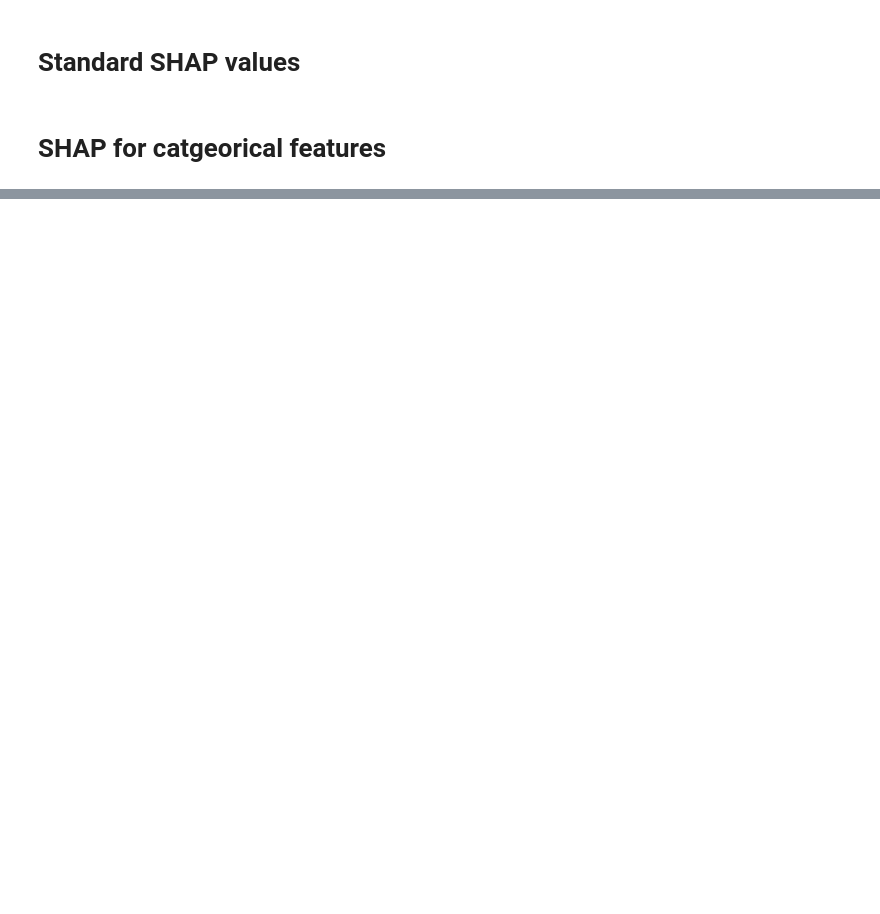
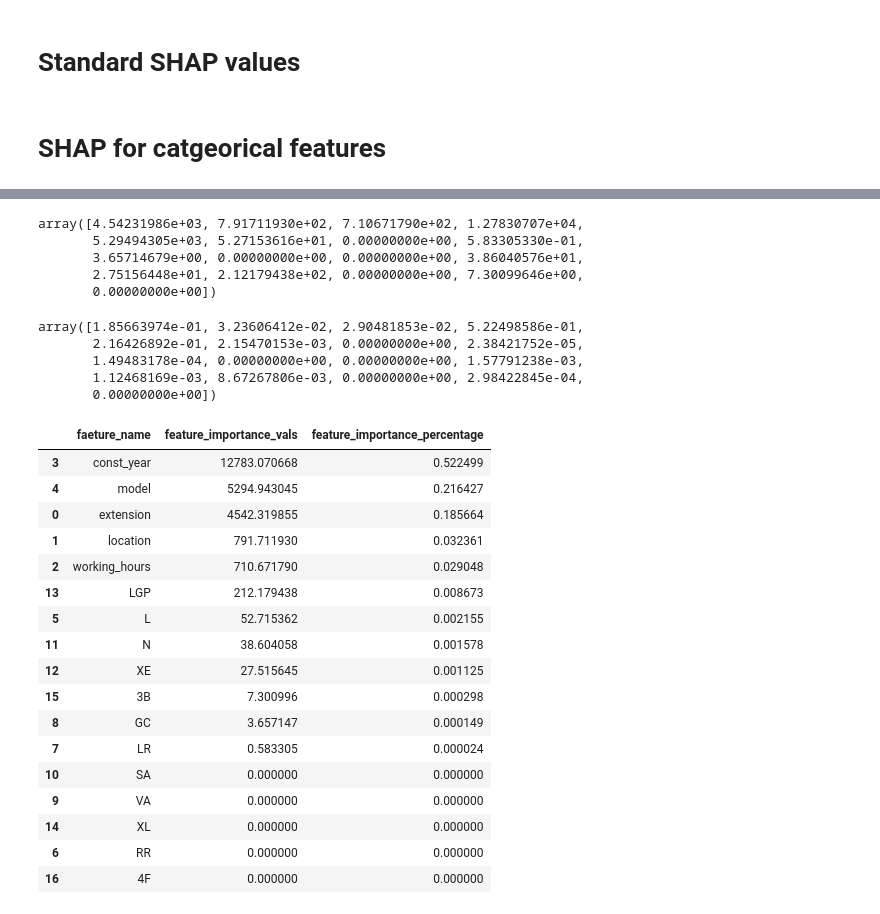
Before and after one commit to AutoQML/End-to-End-Automated-Price-Forecasting, a Jupyter notebook: code/SHAP_categorical_ft_autogluon.ipynb, the cells around one changed output, grey strips where cells are left out. Saved outputs shown, nothing was run; the diff lists cells and outputs as text; code cells hidden in the pictures; blank space fills up the shorter version.

Commit message:
Calculate (percentage) SHAP values.

```diff
--- a/code/SHAP_categorical_ft_autogluon.ipynb
+++ b/code/SHAP_categorical_ft_autogluon.ipynb
@@ -781,3 +798,44 @@ array([[-6.48807577e+03, -9.75889405e+01, -8.28483414e+01, ...,
+# %%
+vals = np.abs(shap_values.values).mean(0)
+vals
+# %% [output]
+array([4.54231986e+03, 7.91711930e+02, 7.10671790e+02, 1.27830707e+04,
+       5.29494305e+03, 5.27153616e+01, 0.00000000e+00, 5.83305330e-01,
+       3.65714679e+00, 0.00000000e+00, 0.00000000e+00, 3.86040576e+01,
+       2.75156448e+01, 2.12179438e+02, 0.00000000e+00, 7.30099646e+00,
+       0.00000000e+00])
+# %%
+perc_vals = vals / sum(vals)
+perc_vals
+# %% [output]
+array([1.85663974e-01, 3.23606412e-02, 2.90481853e-02, 5.22498586e-01,
+       2.16426892e-01, 2.15470153e-03, 0.00000000e+00, 2.38421752e-05,
+       1.49483178e-04, 0.00000000e+00, 0.00000000e+00, 1.57791238e-03,
+       1.12468169e-03, 8.67267806e-03, 0.00000000e+00, 2.98422845e-04,
+       0.00000000e+00])
+# %%
+feature_importance = pd.DataFrame(list(zip(feature_names, vals, perc_vals)), columns=['faeture_name','feature_importance_vals','feature_importance_percentage'])
+feature_importance.sort_values(by=['feature_importance_vals'], ascending=False, inplace=True)
+feature_importance.head(20)
+# %% [output]
+|  | faeture_name | feature_importance_vals | feature_importance_percentage |
+| 3 | const_year | 12783.070668 | 0.522499 |
+| 4 | model | 5294.943045 | 0.216427 |
+| 0 | extension | 4542.319855 | 0.185664 |
+| 1 | location | 791.711930 | 0.032361 |
+| 2 | working_hours | 710.671790 | 0.029048 |
+| 13 | LGP | 212.179438 | 0.008673 |
+| 5 | L | 52.715362 | 0.002155 |
+| 11 | N | 38.604058 | 0.001578 |
+| 12 | XE | 27.515645 | 0.001125 |
+| 15 | 3B | 7.300996 | 0.000298 |
+| 8 | GC | 3.657147 | 0.000149 |
+| 7 | LR | 0.583305 | 0.000024 |
+| 10 | SA | 0.000000 | 0.000000 |
+| 9 | VA | 0.000000 | 0.000000 |
+| 14 | XL | 0.000000 | 0.000000 |
+| 6 | RR | 0.000000 | 0.000000 |
+| 16 | 4F | 0.000000 | 0.000000 |
 # %%
 # waterfall plot
 plt.figure()
```
Also changed, not shown: parts of 14 cells of this notebook.
